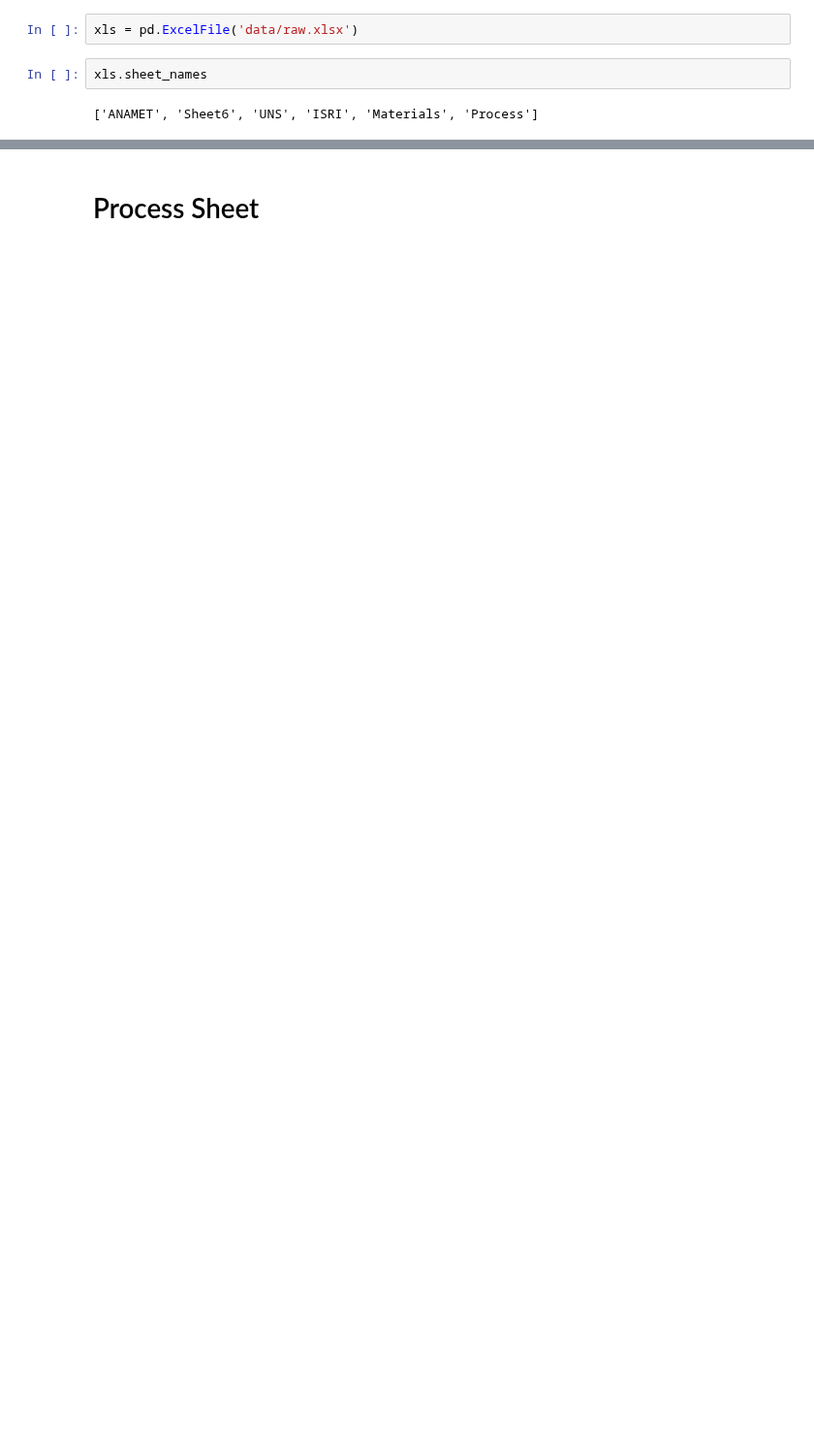
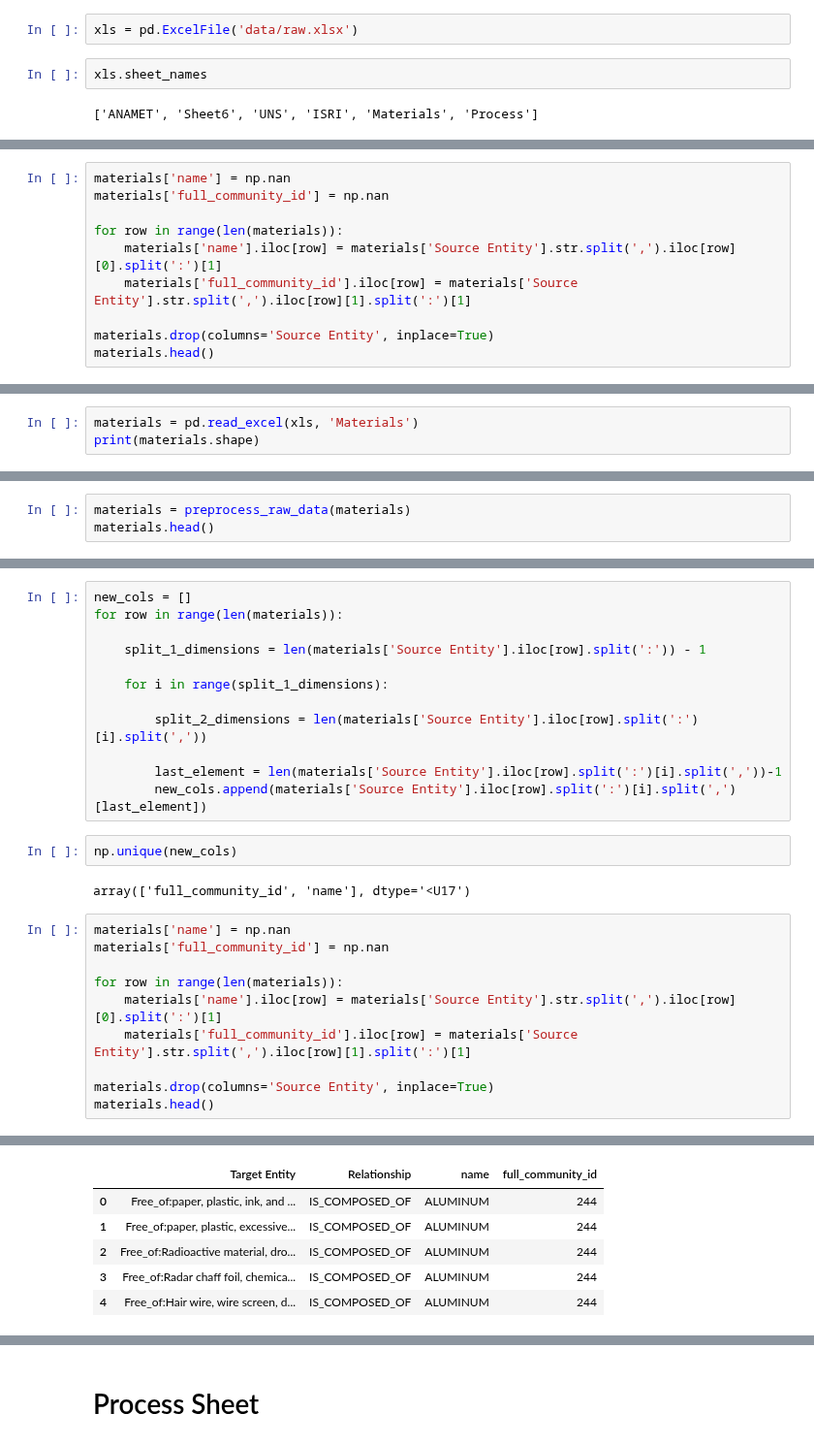
Before and after one commit to costasmexis/phd, a Jupyter notebook: scrap/Untitled.ipynb, the cells around one changed output, grey strips where cells are left out. Shown at 97% size. Saved outputs shown, nothing was run; the diff lists cells and outputs as text; blank space fills up the shorter version.

```diff
--- a/scrap/Untitled.ipynb
+++ b/scrap/Untitled.ipynb
@@ -8,0 +92,10 @@ xls.sheet_names
+# %%
+materials['name'] = np.nan
+materials['full_community_id'] = np.nan
+
+for row in range(len(materials)):
+    materials['name'].iloc[row] = materials['Source Entity'].str.split(',').iloc[row][0].split(':')[1]
+    materials['full_community_id'].iloc[row] = materials['Source Entity'].str.split(',').iloc[row][1].split(':')[1]
+
+materials.drop(columns='Source Entity', inplace=True)
+materials.head()
@@ -8,0 +104,3 @@ xls.sheet_names
+# %%
+materials = pd.read_excel(xls, 'Materials')
+print(materials.shape)
@@ -8,0 +109,3 @@ xls.sheet_names
+# %%
+materials = preprocess_raw_data(materials)
+materials.head()
@@ -8,0 +119,27 @@ xls.sheet_names
+# %%
+new_cols = []
+for row in range(len(materials)):
+
+    split_1_dimensions = len(materials['Source Entity'].iloc[row].split(':')) - 1
+
+    for i in range(split_1_dimensions):
+
+        split_2_dimensions = len(materials['Source Entity'].iloc[row].split(':')[i].split(','))
+
+        last_element = len(materials['Source Entity'].iloc[row].split(':')[i].split(','))-1
+        new_cols.append(materials['Source Entity'].iloc[row].split(':')[i].split(',')[last_element])
+# %%
+np.unique(new_cols)
+# %% [output]
+array(['full_community_id', 'name'], dtype='<U17')
+# %%
+materials['name'] = np.nan
+materials['full_community_id'] = np.nan
+
+for row in range(len(materials)):
+    materials['name'].iloc[row] = materials['Source Entity'].str.split(',').iloc[row][0].split(':')[1]
+    materials['full_community_id'].iloc[row] = materials['Source Entity'].str.split(',').iloc[row][1].split(':')[1]
+
+materials.drop(columns='Source Entity', inplace=True)
+materials.head()
+# %% [output]
@@ -8,0 +154,6 @@ xls.sheet_names
+|  | Target Entity | Relationship | name | full_community_id |
+| 0 | Free_of:paper, plastic, ink, and ... | IS_COMPOSED_OF | ALUMINUM | 244 |
+| 1 | Free_of:paper, plastic, excessive... | IS_COMPOSED_OF | ALUMINUM | 244 |
+| 2 | Free_of:Radioactive material, dro... | IS_COMPOSED_OF | ALUMINUM | 244 |
+| 3 | Free_of:Radar chaff foil, chemica... | IS_COMPOSED_OF | ALUMINUM | 244 |
+| 4 | Free_of:Hair wire, wire screen, d... | IS_COMPOSED_OF | ALUMINUM | 244 |
```
Also changed, not shown: parts of 38 cells of this notebook.
